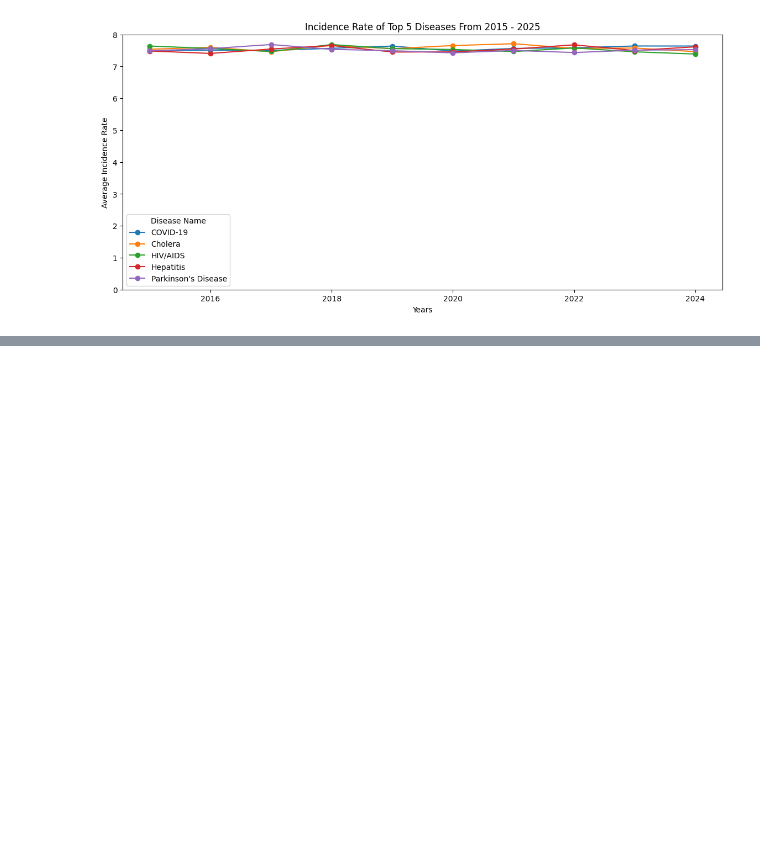
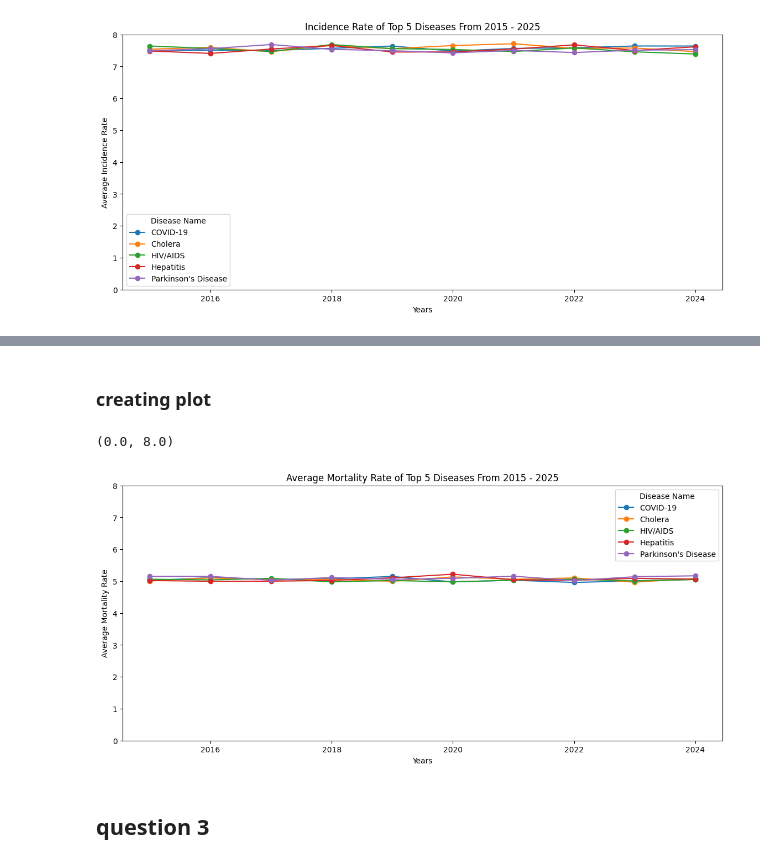
Before and after one commit to AipuAmeh/Global-Health-Stats, a Jupyter notebook: main.ipynb, the cells around one changed output, grey strips where cells are left out. Drawn from its saved outputs; the diff is of its cells as text; code cells hidden in the pictures; blank space fills up the shorter version.

Commit message:
working on question 3

```diff
--- a/main.ipynb
+++ b/main.ipynb
@@ -104,0 +107,15 @@ plt.ylim(0, 8)
+# %%
+df_q2_result = (
+    df_staging.merge(
+        df_top_diseases,
+        on = 'Disease_Name',
+        how='inner'
+    )
+    .query('2015 <= Year <= 2025')
+    .groupby(['Disease_Name', 'Year'])['Mortality_Rate']
+    .mean()
+    .reset_index(name='Average_Mortality_Rate')
+    .sort_values(by=['Disease_Name', 'Year'], ascending=[True, True])
+)
+
+print(df_q2_result)
@@ -104,0 +140,24 @@ plt.ylim(0, 8)
+# %% [markdown]
+### creating plot
+# %%
+pivot_df = df_q2_result.pivot_table(
+    index="Year",
+    columns="Disease_Name",
+    values="Average_Mortality_Rate"
+)
+
+plt.figure(figsize=(14,6))
+
+for column in pivot_df.columns:
+    plt.plot(pivot_df.index, pivot_df[column], marker="o", label=column)
+
+plt.title("Average Mortality Rate of Top 5 Diseases From 2015 - 2025")
+plt.xlabel("Years")
+plt.ylabel("Average Mortality Rate")
+plt.legend(title="Disease Name")
+plt.ylim(0, 8)
+# %% [output]
+(0.0, 8.0)
+[figure, added]
+# %% [markdown]
+## question 3
```
Also changed, not shown: parts of 5 cells of this notebook.
